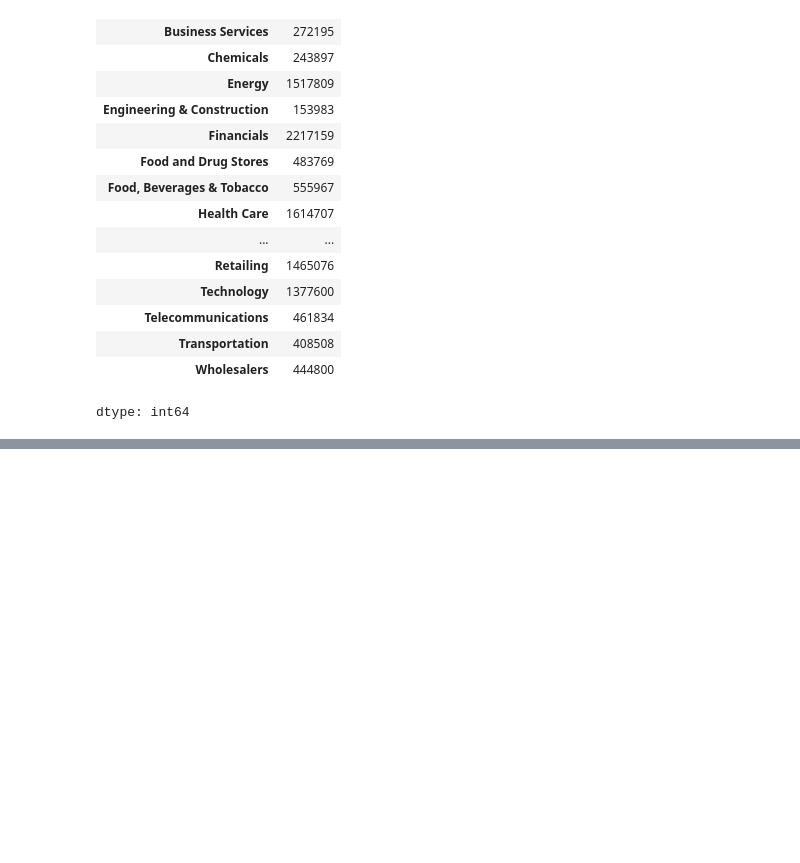
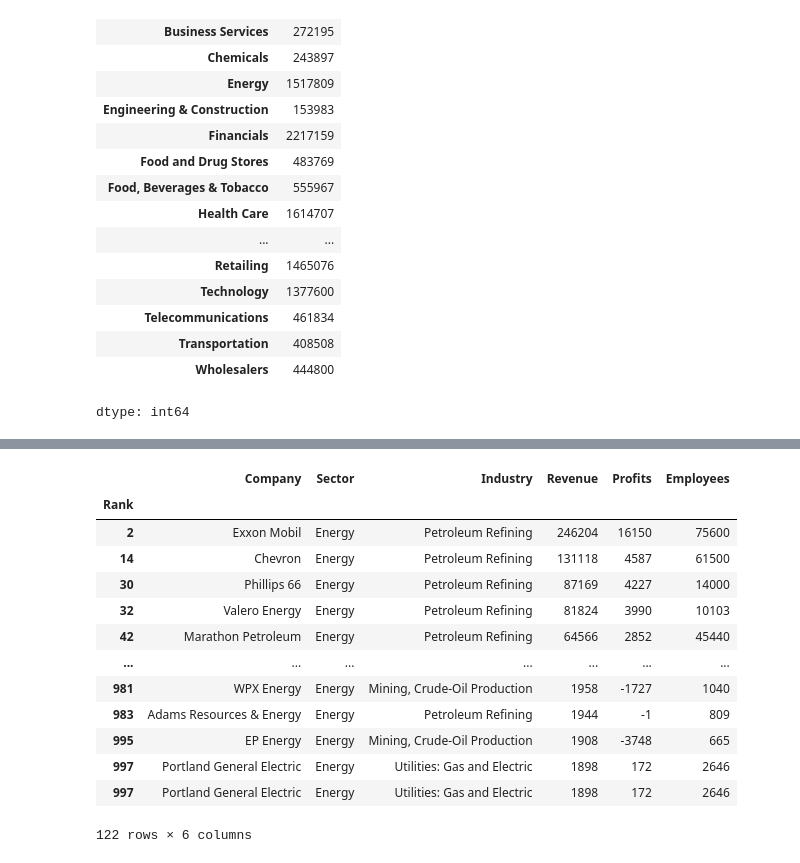
Before and after one commit to Johanhms/Practicas_Python, a Jupyter notebook: Data_Analysis_with_Pandas.ipynb, the cells around one changed output, grey strips where cells are left out. Drawn from its saved outputs; the diff is of its cells as text; code cells hidden in the pictures; blank space fills up the shorter version.

```diff
--- a/Data_Analysis_with_Pandas.ipynb
+++ b/Data_Analysis_with_Pandas.ipynb
@@ -76,0 +95,17 @@ dtype: int64
+# %%
+sectors.get_group("Energy")
+# %% [output]
+|  | Company | Sector | Industry | Revenue | Profits | Employees |
+| Rank |  |  |  |  |  |  |
+| 2 | Exxon Mobil | Energy | Petroleum Refining | 246204 | 16150 | 75600 |
+| 14 | Chevron | Energy | Petroleum Refining | 131118 | 4587 | 61500 |
+| 30 | Phillips 66 | Energy | Petroleum Refining | 87169 | 4227 | 14000 |
+| 32 | Valero Energy | Energy | Petroleum Refining | 81824 | 3990 | 10103 |
+| 42 | Marathon Petroleum | Energy | Petroleum Refining | 64566 | 2852 | 45440 |
+| ... | ... | ... | ... | ... | ... | ... |
+| 981 | WPX Energy | Energy | Mining, Crude-Oil Production | 1958 | -1727 | 1040 |
+| 983 | Adams Resources & Energy | Energy | Petroleum Refining | 1944 | -1 | 809 |
+| 995 | EP Energy | Energy | Mining, Crude-Oil Production | 1908 | -3748 | 665 |
+| 997 | Portland General Electric | Energy | Utilities: Gas and Electric | 1898 | 172 | 2646 |
+| 997 | Portland General Electric | Energy | Utilities: Gas and Electric | 1898 | 172 | 2646 |
+122 rows × 6 columns
```
Also changed, not shown: parts of 11 cells of this notebook.
